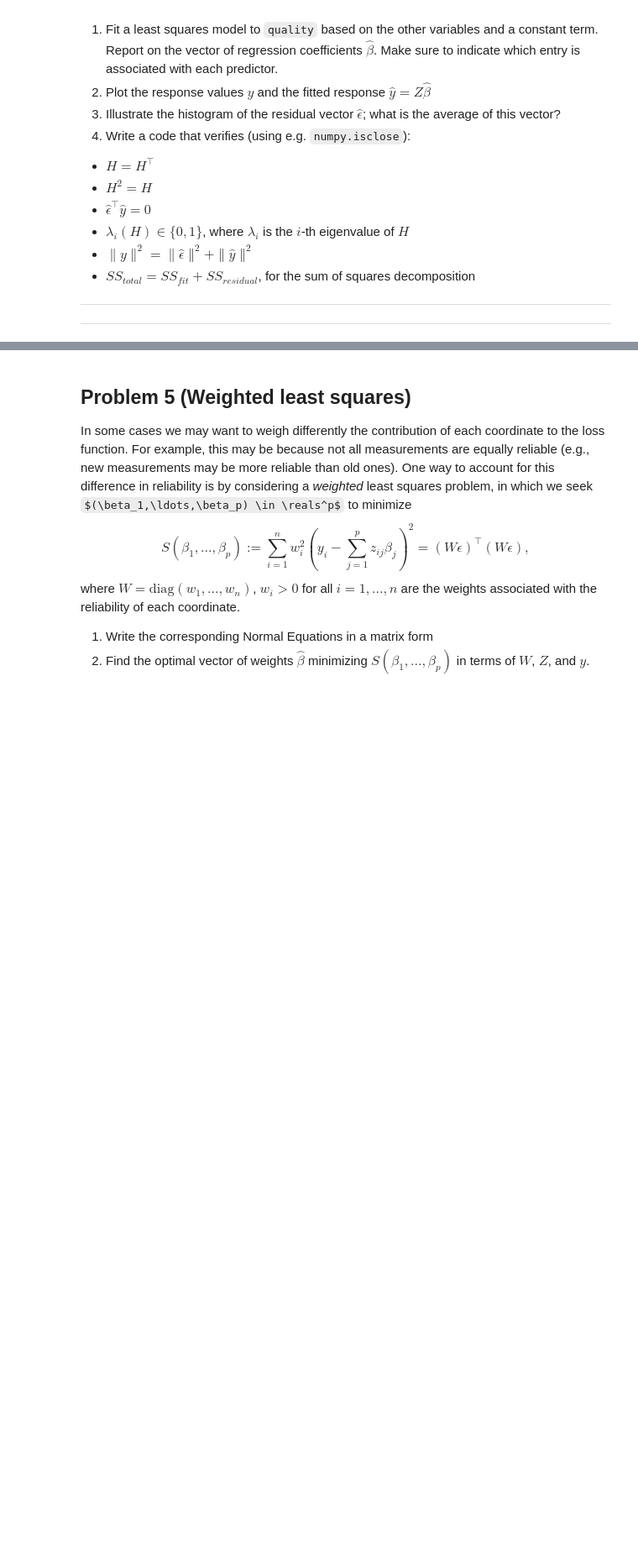
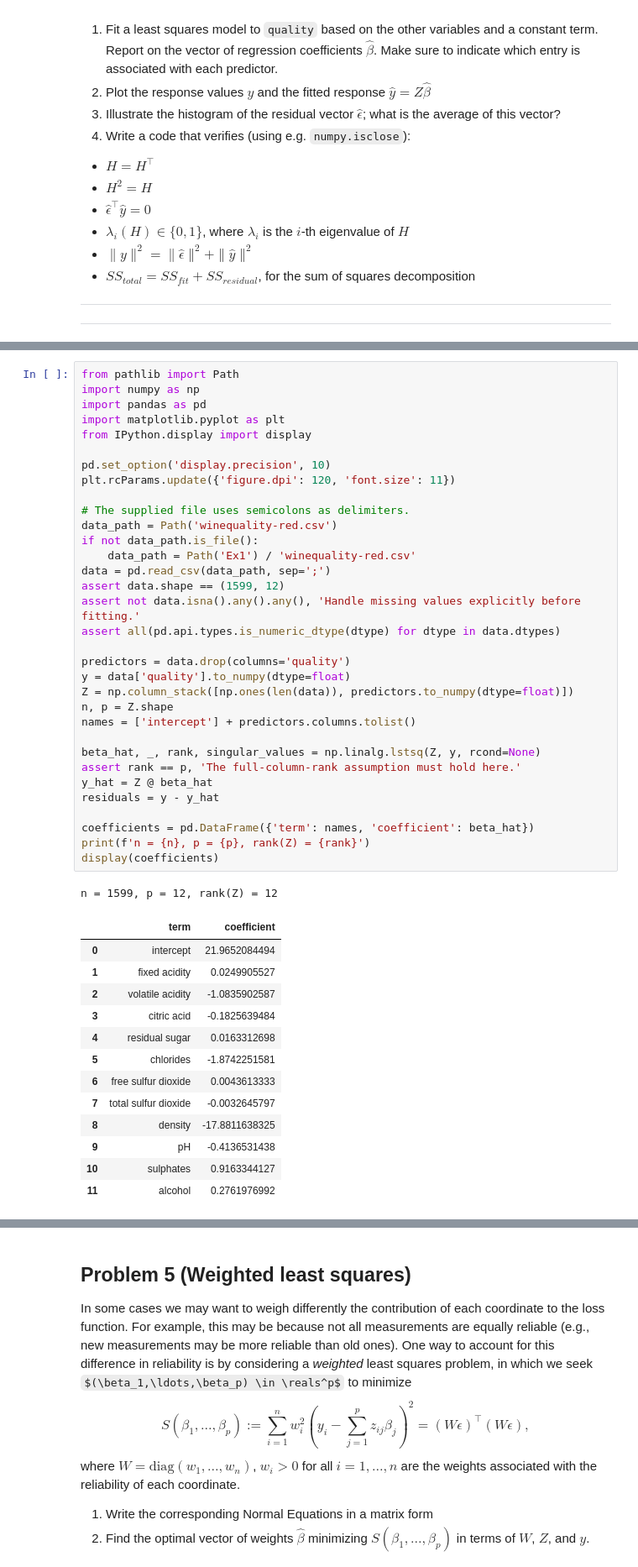
Before and after one commit to MendSe/Advanced-Statistics, a Jupyter notebook: Ex1/hw1.ipynb, the cells around one changed output, grey strips where cells are left out. Shown at 84% size. Cells and saved outputs as stored; diff of their text form; some formulas as TeX source; blank space fills up the shorter version.

```diff
--- a/Ex1/hw1.ipynb
+++ b/Ex1/hw1.ipynb
@@ -124,0 +134,48 @@ Download the file `winequality-red.csv`. Use `quality` as the response variable
+# %%
+from pathlib import Path
+import numpy as np
+import pandas as pd
+import matplotlib.pyplot as plt
+from IPython.display import display
+
+pd.set_option('display.precision', 10)
+plt.rcParams.update({'figure.dpi': 120, 'font.size': 11})
+
+# The supplied file uses semicolons as delimiters.
+data_path = Path('winequality-red.csv')
+if not data_path.is_file():
+    data_path = Path('Ex1') / 'winequality-red.csv'
+data = pd.read_csv(data_path, sep=';')
+assert data.shape == (1599, 12)
+assert not data.isna().any().any(), 'Handle missing values explicitly before fitting.'
+assert all(pd.api.types.is_numeric_dtype(dtype) for dtype in data.dtypes)
+
+predictors = data.drop(columns='quality')
+y = data['quality'].to_numpy(dtype=float)
+Z = np.column_stack([np.ones(len(data)), predictors.to_numpy(dtype=float)])
+n, p = Z.shape
+names = ['intercept'] + predictors.columns.tolist()
+
+beta_hat, _, rank, singular_values = np.linalg.lstsq(Z, y, rcond=None)
+assert rank == p, 'The full-column-rank assumption must hold here.'
+y_hat = Z @ beta_hat
+residuals = y - y_hat
+
+coefficients = pd.DataFrame({'term': names, 'coefficient': beta_hat})
+print(f'n = {n}, p = {p}, rank(Z) = {rank}')
+display(coefficients)
+# %% [output]
+n = 1599, p = 12, rank(Z) = 12
+|  | term | coefficient |
+| 0 | intercept | 21.9652084494 |
+| 1 | fixed acidity | 0.0249905527 |
+| 2 | volatile acidity | -1.0835902587 |
+| 3 | citric acid | -0.1825639484 |
+| 4 | residual sugar | 0.0163312698 |
+| 5 | chlorides | -1.8742251581 |
+| 6 | free sulfur dioxide | 0.0043613333 |
+| 7 | total sulfur dioxide | -0.0032645797 |
+| 8 | density | -17.8811638325 |
+| 9 | pH | -0.4136531438 |
+| 10 | sulphates | 0.9163344127 |
+| 11 | alcohol | 0.2761976992 |
```
Also changed, not shown: parts of 10 cells of this notebook.
